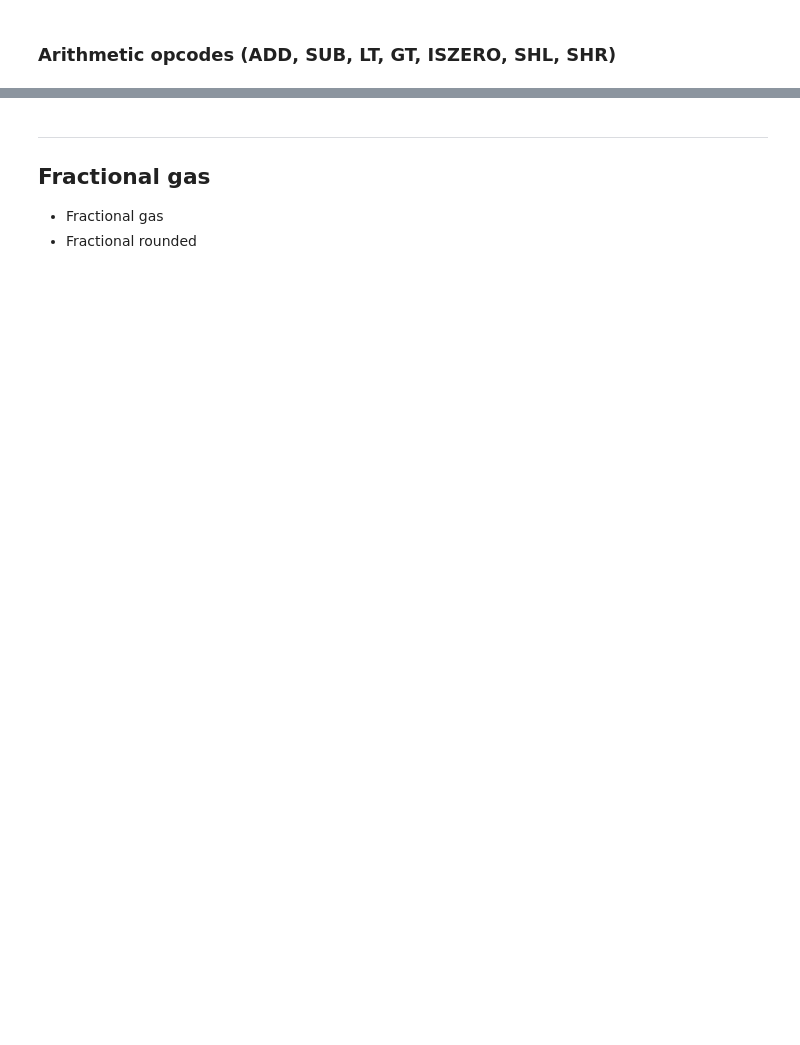
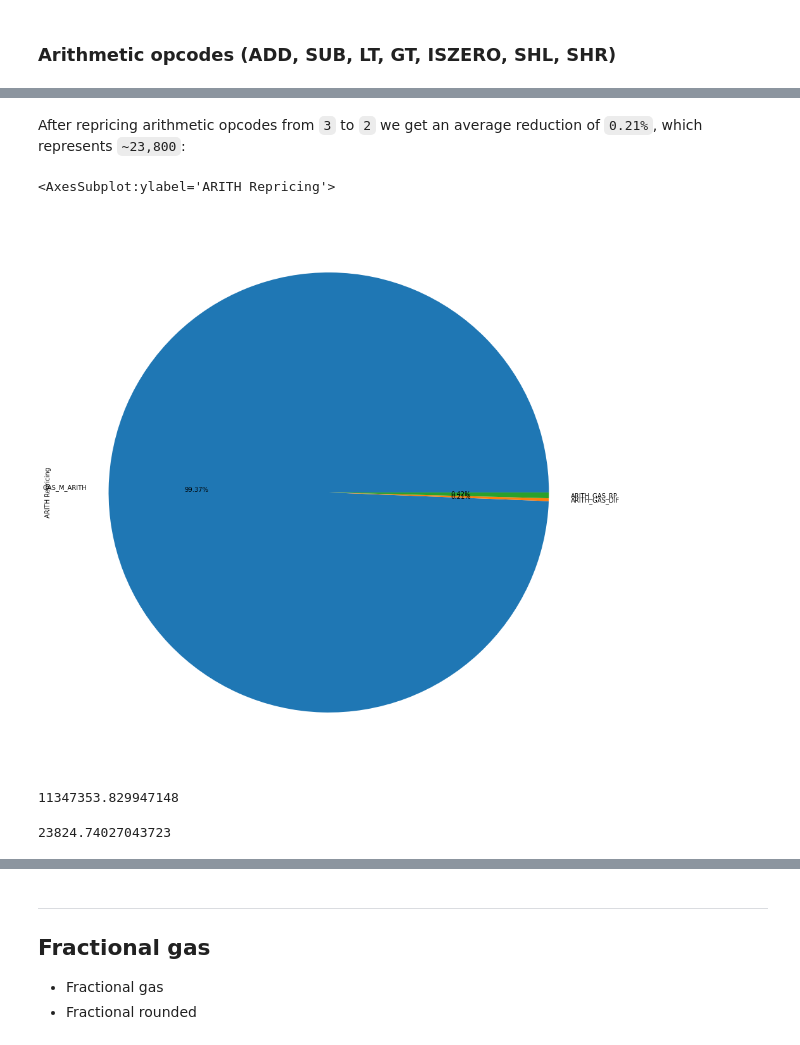
Before and after one commit to hugo-dc/opcode_usage, a Jupyter notebook: notebook/evm_price_improvements.ipynb, the cells around one changed output, grey strips where cells are left out. Drawn from its saved outputs; the diff is of its cells as text; code cells hidden in the pictures; blank space fills up the shorter version.

```diff
--- a/notebook/evm_price_improvements.ipynb
+++ b/notebook/evm_price_improvements.ipynb
@@ -173,2 +219,14 @@ df['DUP_GAS_DIF'].mean()
 # %% [markdown]
 ### Arithmetic opcodes (ADD, SUB, LT, GT, ISZERO, SHL, SHR)
+# %%
+gas_cost = 3
+new_gas_cost = 2
+
+arith_opcodes = ['ADD', 'SUB', 'LT', 'GT', 'ISZERO', 'SHL', 'SHR']
+df['ARITH_TOTAL'] = df[arith_opcodes].sum(axis=1)
+df['ARITH_GAS'] = df['ARITH_TOTAL'] * gas_cost
+df['ARITH_GAS_RP'] = df['ARITH_TOTAL'] * new_gas_cost
+df['ARITH_GAS_DIF'] = df['ARITH_GAS'] - df['ARITH_GAS_RP']
+df['GAS_M_ARITH'] = df['Gas used'] - df['ARITH_GAS_DIF'] - df['ARITH_GAS_RP']
+
+df[['Block#', 'ARITH_TOTAL', 'ARITH_GAS', 'ARITH_GAS_RP', 'ARITH_GAS_DIF']]
@@ -174,0 +247,18 @@ df['DUP_GAS_DIF'].mean()
+# %% [markdown]
+After repricing arithmetic opcodes from `3` to `2` we get an average reduction of `0.21%`, which represents `~23,800`:
+# %%
+def autopct(pct):
+    return ('%.2f' % pct) + "%"
+# %%
+df[['GAS_M_ARITH', 'ARITH_GAS_DIF', 'ARITH_GAS_RP']].sum().plot(kind='pie', label='ARITH Repricing', figsize=(16, 16), autopct=autopct)
+# %% [output]
+<AxesSubplot:ylabel='ARITH Repricing'>
+[figure, added]
+# %%
+df['Gas used'].mean()
+# %% [output]
+11347353.829947148
+# %%
+df['ARITH_GAS_DIF'].mean()
+# %% [output]
+23824.74027043723
```
Also changed, not shown: parts of 15 cells of this notebook.
